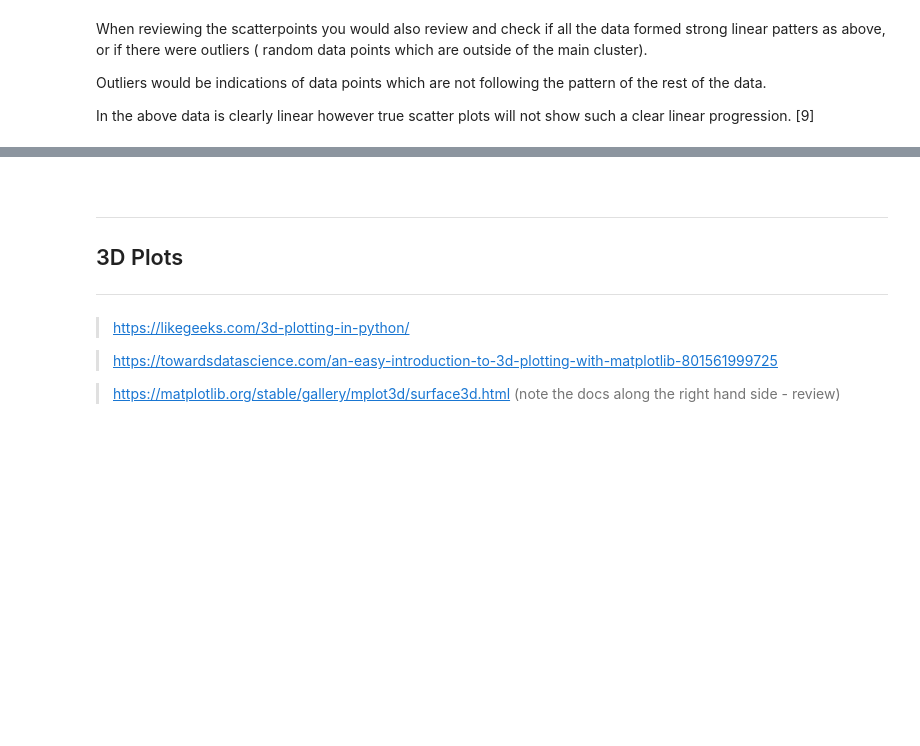
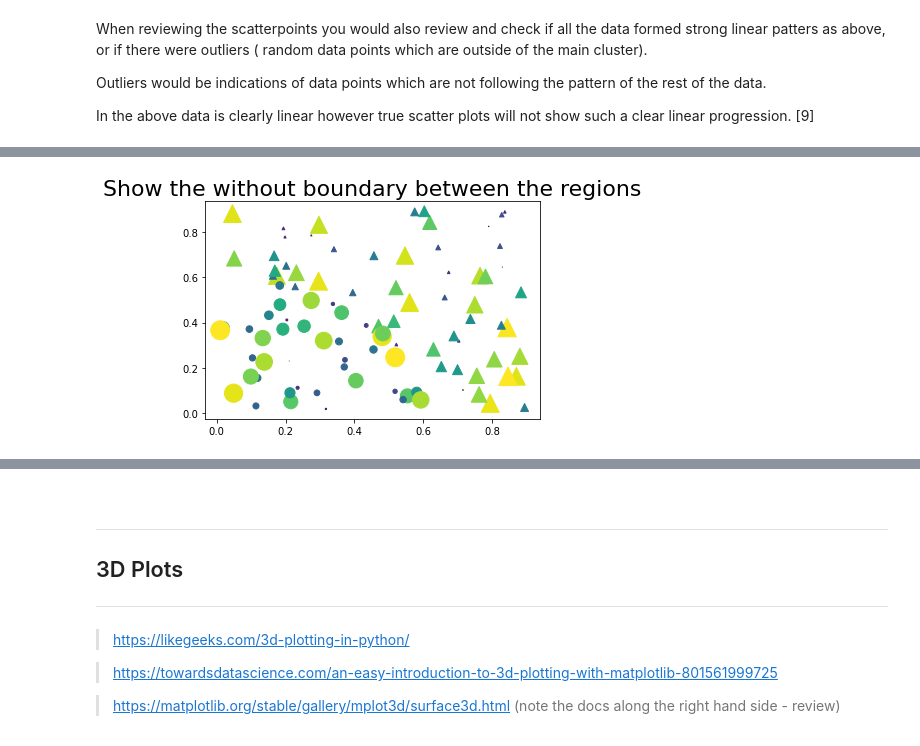
Before and after one commit to VCurry20/FDAProject2021, a Jupyter notebook: pyplot.ipynb, the cells around one changed output, grey strips where cells are left out. Cells and saved outputs as stored; diff of their text form; code cells hidden in the pictures; blank space fills up the shorter version.

```diff
--- a/pyplot.ipynb
+++ b/pyplot.ipynb
@@ -398,0 +438,24 @@ plt.rcParams['figure.figsize'] = [30, 10]
+# %%
+# setting the numbers
+
+N = 100                                       # Number of datapoints
+r0 = 0.6                                      # set limits
+x = 0.9 * rng.random(N)                       # set x values - random
+y = 0.9 * rng.random(N)                       # set y values - random
+area = (20 * rng.random(N))**2                # set area
+c = np.sqrt(area)                             # set color
+r = np.sqrt(x ** 2 + y ** 2)                  # radius = array Sq - 2 times x + 2 times y
+area1 = np.ma.masked_where(r < r0, area)      # set area 1 - X - masked where r is less than 0 , Y - area
+area2 = np.ma.masked_where(r >= r0, area)     # set area 2 - X - masked where r greater than or less than 0 , Y - area
+
+
+# set plot 1
+
+plt.figure()                                               # plot data
+plt.scatter(x, y, s=area1, marker='^', c=c)                # plot scatter - area 1 - with a triangle
+plt.scatter(x, y, s=area2, marker='o', c=c)                # plot scatter - area 2 - with a circle
+plt.title('Show the without boundary between the regions', fontsize=22)   # set title
+
+plt.show()                                                 # show plot
+# %% [output]
+[figure, added]
```
Also changed, not shown: parts of 14 cells of this notebook, 1 other file.
